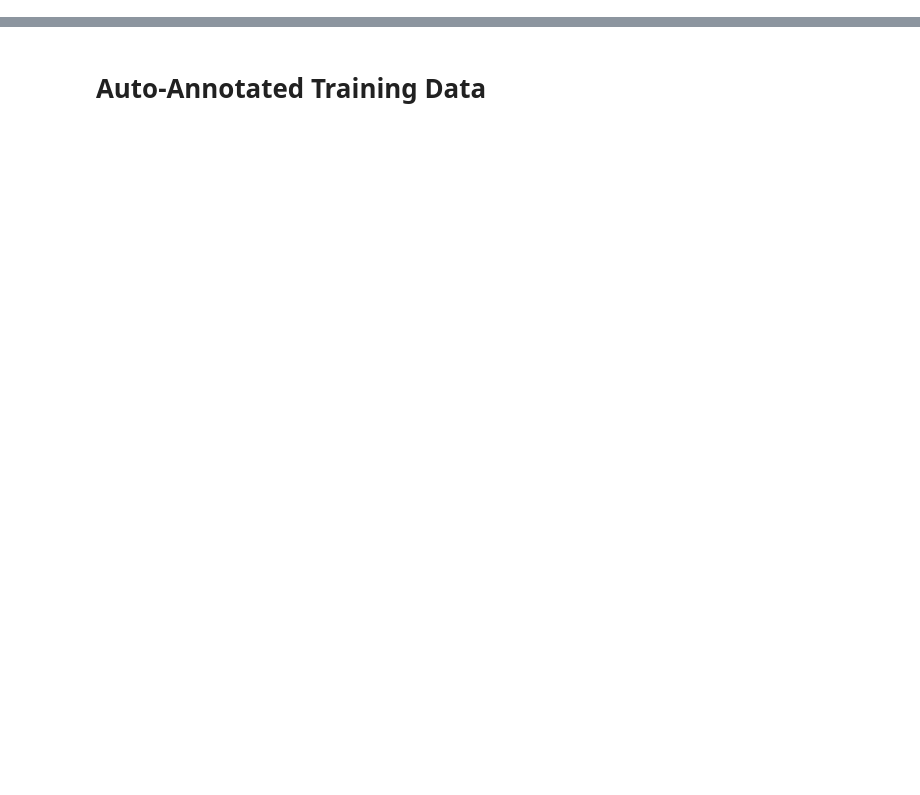
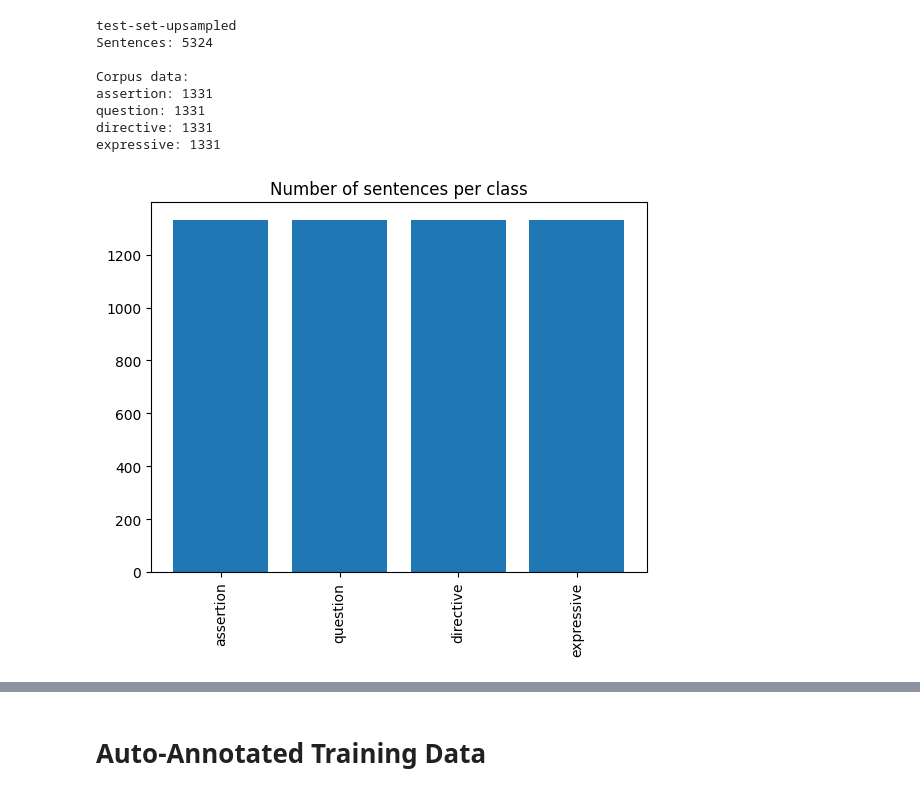
Before and after one commit to Daniel-B-Tufvesson/speech-act-classifier, a Jupyter notebook: notebooks/data_visualization.ipynb, the cells around one changed output, grey strips where cells are left out. Cells and saved outputs as stored; diff of their text form; code cells hidden in the pictures; blank space fills up the shorter version.

Commit message:
Finalize data.

```diff
--- a/notebooks/data_visualization.ipynb
+++ b/notebooks/data_visualization.ipynb
@@ -23,3 +23,12 @@ def plot_class_frequencies(corpus: corp.Corpus, labels: list[str]):
     plt.bar(x = labels, height = counts)
     plt.xticks(rotation=90)
     plt.show()
+
+def print_and_plot_data(corpus: corp.Corpus):
+    print(corpus.name)
+    print(f'Sentences: {corpus.sentence_count}')
+    print()
+
+    # Print the class frequencies.
+    print('Corpus data:')
+    plot_class_frequencies(corpus, labels)
@@ -93,0 +35,10 @@ expressive: 91
+# %%
+# Load the data.
+test_set = corp.Corpus('../data/annotated data/test-set.conllu.bz2')
+test_set_upsampled = corp.Corpus('../data/annotated data/test-set-upsampled.conllu.bz2')
+dev_set = corp.Corpus('../data/annotated data/dev-set.conllu.bz2')
+dev_test_set = corp.Corpus('../data/annotated data/dev-test-set.conllu.bz2')
+dev_train_set = corp.Corpus('../data/annotated data/dev-train-set.conllu.bz2')
+dev_test_set_upsampled = corp.Corpus('../data/annotated data/dev-test-set-upsampled.conllu.bz2')
+dev_train_set_upsampled = corp.Corpus('../data/annotated data/dev-train-set-upsampled.conllu.bz2')
+train_set = corp.Corpus('../data/auto-annotated data/train-set.conllu.bz2')
@@ -145,0 +61,12 @@ expressive: 266
+# %%
+print_and_plot_data(test_set_upsampled)
+# %% [output]
+test-set-upsampled
+Sentences: 5324
+
+Corpus data:
+assertion: 1331
+question: 1331
+directive: 1331
+expressive: 1331
+[figure, added]
```
Also changed, not shown: parts of 22 cells of this notebook, 26 other files.
